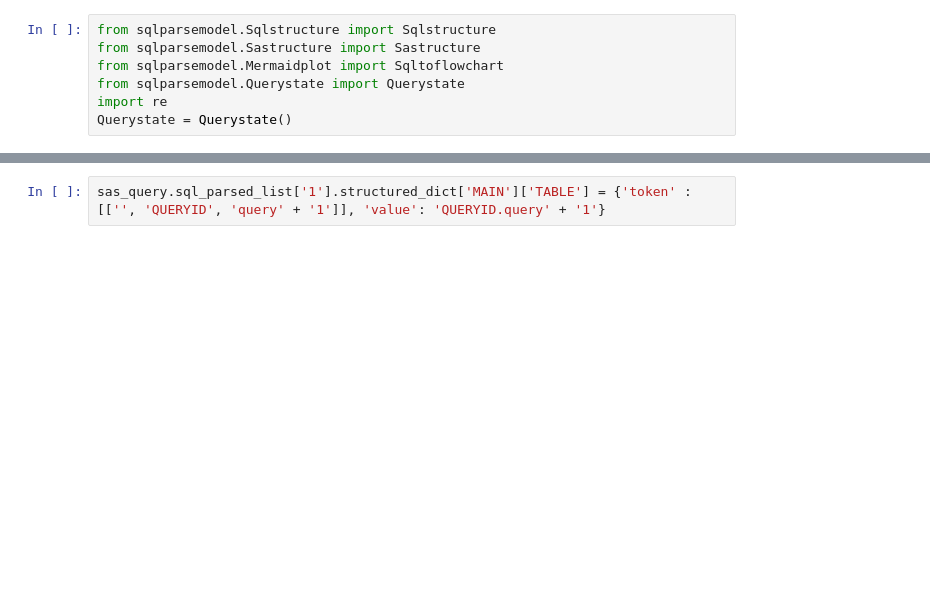
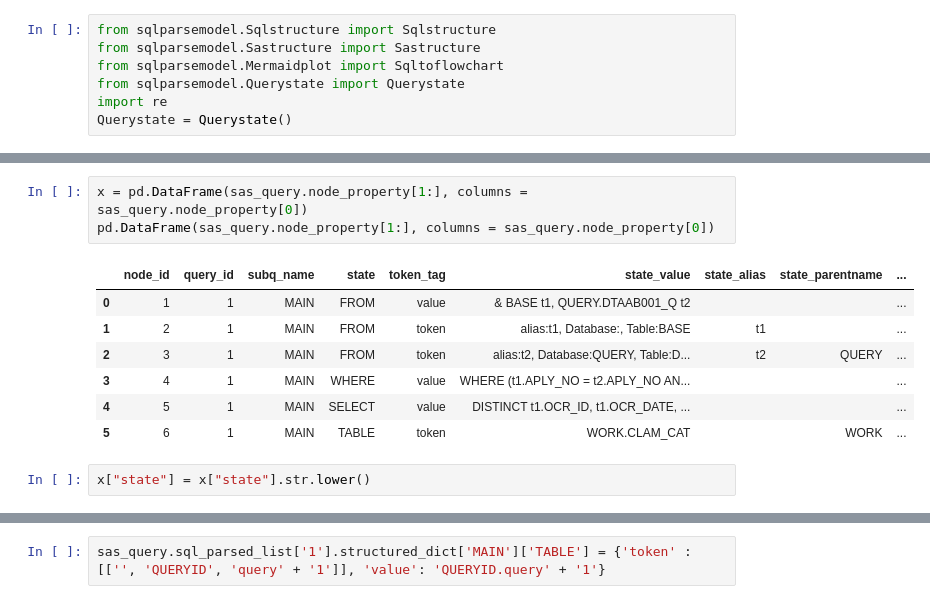
Before and after one commit to Moochun/sql-flowchart, a Jupyter notebook: 04_MAIN_SAS.ipynb, the cells around one changed output, grey strips where cells are left out. Saved outputs shown, nothing was run; the diff lists cells and outputs as text; blank space fills up the shorter version.

```diff
--- a/04_MAIN_SAS.ipynb
+++ b/04_MAIN_SAS.ipynb
@@ -296,0 +986,13 @@ pd.DataFrame(sas_query.node_property)
+# %%
+x = pd.DataFrame(sas_query.node_property[1:], columns = sas_query.node_property[0])
+pd.DataFrame(sas_query.node_property[1:], columns = sas_query.node_property[0])
+# %% [output]
+|  | node_id | query_id | subq_name | state | token_tag | state_value | state_alias | state_parentname | ... |
+| 0 | 1 | 1 | MAIN | FROM | value | & BASE t1, QUERY.DTAAB001_Q t2 |  |  | ... |
+| 1 | 2 | 1 | MAIN | FROM | token | alias:t1, Database:, Table:BASE | t1 |  | ... |
+| 2 | 3 | 1 | MAIN | FROM | token | alias:t2, Database:QUERY, Table:D... | t2 | QUERY | ... |
+| 3 | 4 | 1 | MAIN | WHERE | value | WHERE (t1.APLY_NO = t2.APLY_NO AN... |  |  | ... |
+| 4 | 5 | 1 | MAIN | SELECT | value | DISTINCT t1.OCR_ID, t1.OCR_DATE, ... |  |  | ... |
+| 5 | 6 | 1 | MAIN | TABLE | token | WORK.CLAM_CAT |  | WORK | ... |
+# %%
+x["state"] = x["state"].str.lower()
```
Also changed, not shown: parts of 26 cells of this notebook, 16 other files.
